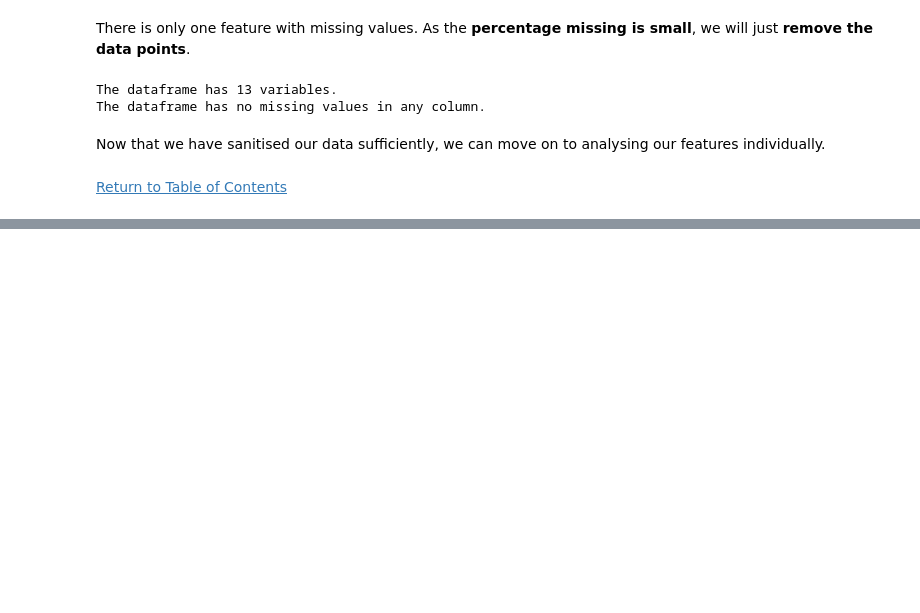
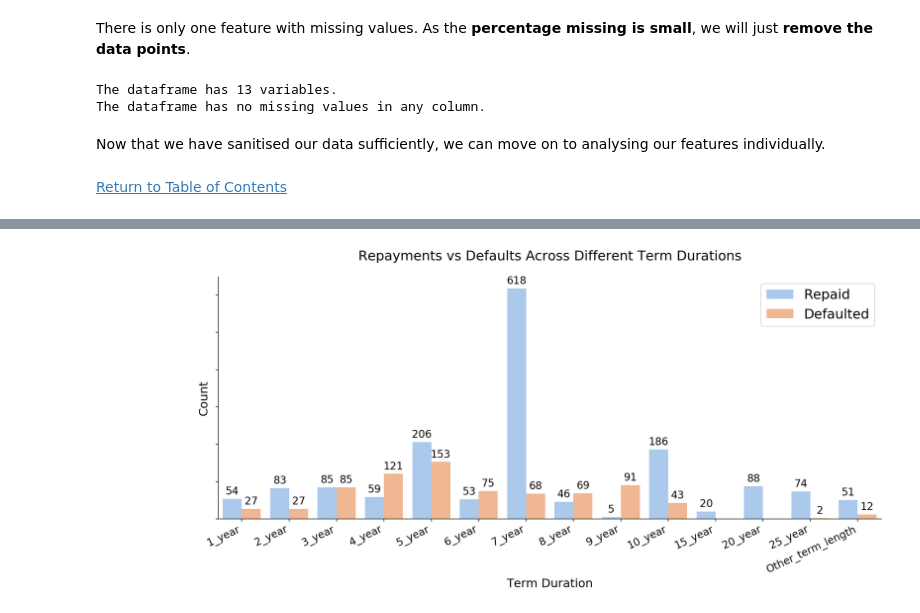
Before and after one commit to Joshuayeo95/Loan-Defaults, a Jupyter notebook: eda.ipynb, the cells around one changed output, grey strips where cells are left out. Cells and saved outputs as stored; diff of their text form; code cells hidden in the pictures; blank space fills up the shorter version.

```diff
--- a/eda.ipynb
+++ b/eda.ipynb
@@ -177,0 +240,24 @@ Now that we have sanitised our data sufficiently, we can move on to analysing ou
+# %%
+train['term_duration'] = train.term.apply(lambda x: int(np.ceil(x/12)))
+train['term_duration'] = train.term_duration.apply(lambda x:
+                                                   str(x)+'_year' if x <= 10
+                                                   else str(x)+'_year' if x == 15
+                                                   else str(x)+'_year' if x == 20
+                                                   else str(x)+'_year' if x == 25
+                                                   else 'Other_term_length')
+
+term_duration_order = [str(i) + '_year' for i in range(1,11)]
+term_duration_order += ['15_year', '20_year', '25_year', 'Other_term_length']
+# %%
+plt.figure(figsize=(16,6))
+plt.title('Repayments vs Defaults Across Different Term Durations', size=18, y=1.05)
+ax = sns.countplot(x='term_duration', hue='default_status', data=train, order=term_duration_order, palette='pastel')
+plt.legend(labels=['Repaid', 'Defaulted'], loc='upper right', prop={'size' : 18})
+ax.set_xticklabels(ax.get_xticklabels(), rotation=25, horizontalalignment='right', size=14)
+ax.set_yticklabels([])
+ax.set_xlabel('Term Duration', size=16)
+ax.set_ylabel('Count', size=16)
+viz.annotate_plot(ax, dec_places=0, annot_size=14)
+sns.despine();
+# %% [output]
+[figure, added]
```
Also changed, not shown: parts of 22 cells of this notebook.
